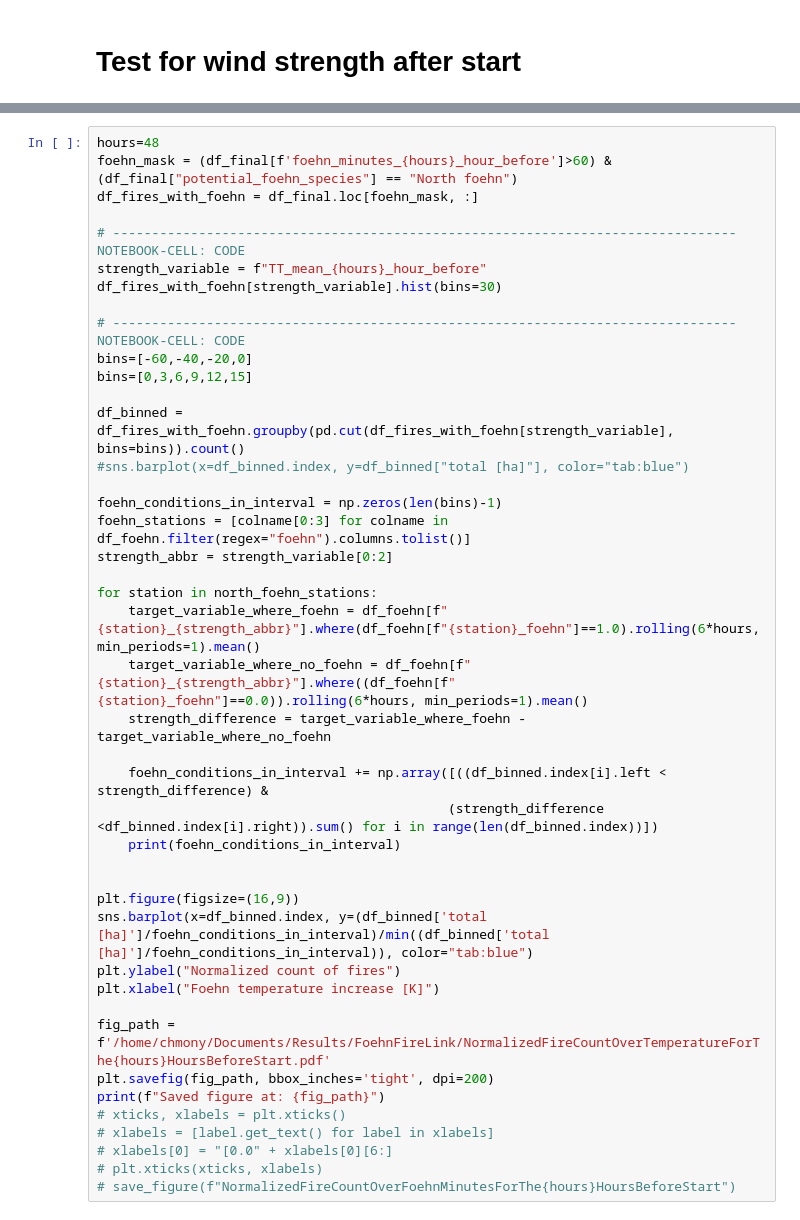
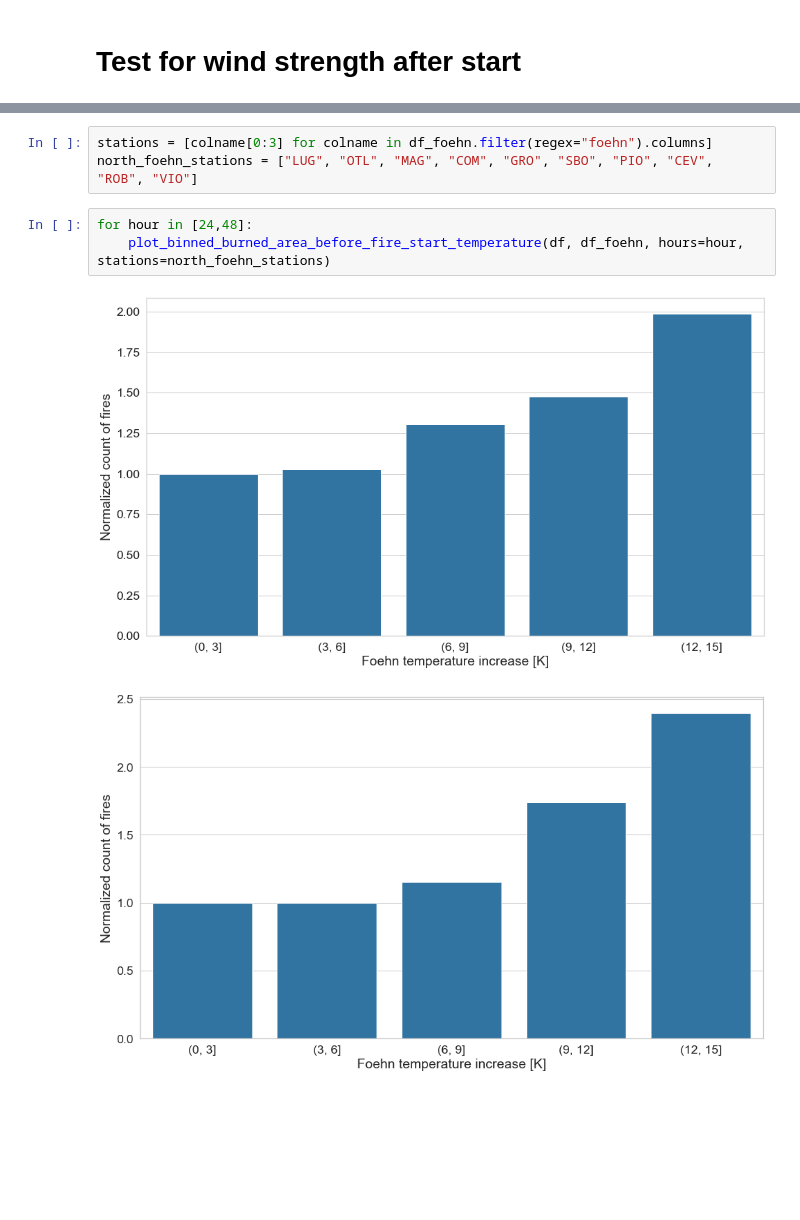
Before and after one commit to ch-mon/foehn-fire-impact, a Jupyter notebook: notebooks/data_exploration.ipynb, the cells around one changed output, grey strips where cells are left out. Drawn from its saved outputs; the diff is of its cells as text; blank space fills up the shorter version.

```diff
--- a/notebooks/data_exploration.ipynb
+++ b/notebooks/data_exploration.ipynb
@@ -188,43 +181,9 @@ plot_binned_burned_area_before_fire_start(df, hours=48)
-# %%
-hours=48
-foehn_mask = (df_final[f'foehn_minutes_{hours}_hour_before']>60) & (df_final["potential_foehn_species"] == "North foehn")
-df_fires_with_foehn = df_final.loc[foehn_mask, :]
-
-# -------------------------------------------------------------------------------- NOTEBOOK-CELL: CODE
-strength_variable = f"TT_mean_{hours}_hour_before"
-df_fires_with_foehn[strength_variable].hist(bins=30)
-
-# -------------------------------------------------------------------------------- NOTEBOOK-CELL: CODE
-bins=[-60,-40,-20,0]
-bins=[0,3,6,9,12,15]
-
-df_binned = df_fires_with_foehn.groupby(pd.cut(df_fires_with_foehn[strength_variable], bins=bins)).count()
-#sns.barplot(x=df_binned.index, y=df_binned["total [ha]"], color="tab:blue")
-
-foehn_conditions_in_interval = np.zeros(len(bins)-1)
-foehn_stations = [colname[0:3] for colname in df_foehn.filter(regex="foehn").columns.tolist()]
-strength_abbr = strength_variable[0:2]
-
-for station in north_foehn_stations:
-    target_variable_where_foehn = df_foehn[f"{station}_{strength_abbr}"].where(df_foehn[f"{station}_foehn"]==1.0).rolling(6*hours, min_periods=1).mean()
-    target_variable_where_no_foehn = df_foehn[f"{station}_{strength_abbr}"].where((df_foehn[f"{station}_foehn"]==0.0)).rolling(6*hours, min_periods=1).mean()
-    strength_difference = target_variable_where_foehn - target_variable_where_no_foehn
-
-    foehn_conditions_in_interval += np.array([((df_binned.index[i].left < strength_difference) &
-                                             (strength_difference <df_binned.index[i].right)).sum() for i in range(len(df_binned.index))])
-    print(foehn_conditions_in_interval)
-
-
-plt.figure(figsize=(16,9))
-sns.barplot(x=df_binned.index, y=(df_binned['total [ha]']/foehn_conditions_in_interval)/min((df_binned['total [ha]']/foehn_conditions_in_interval)), color="tab:blue")
-plt.ylabel("Normalized count of fires")
-plt.xlabel("Foehn temperature increase [K]")
-
-fig_path = f'/home/chmony/Documents/Results/FoehnFireLink/NormalizedFireCountOverTemperatureForThe{hours}HoursBeforeStart.pdf'
-plt.savefig(fig_path, bbox_inches='tight', dpi=200)
-print(f"Saved figure at: {fig_path}")
-# xticks, xlabels = plt.xticks()
-# xlabels = [label.get_text() for label in xlabels]
-# xlabels[0] = "[0.0" + xlabels[0][6:]
-# plt.xticks(xticks, xlabels)
-# save_figure(f"NormalizedFireCountOverFoehnMinutesForThe{hours}HoursBeforeStart")
+# %%
+stations = [colname[0:3] for colname in df_foehn.filter(regex="foehn").columns]
+north_foehn_stations = ["LUG", "OTL", "MAG", "COM", "GRO", "SBO", "PIO", "CEV", "ROB", "VIO"]
+# %%
+for hour in [24,48]:
+    plot_binned_burned_area_before_fire_start_temperature(df, df_foehn, hours=hour, stations=north_foehn_stations)
+# %% [output]
+[figure, added]
+[figure, added]
```
Also changed, not shown: parts of 9 cells of this notebook, 1 other file.
